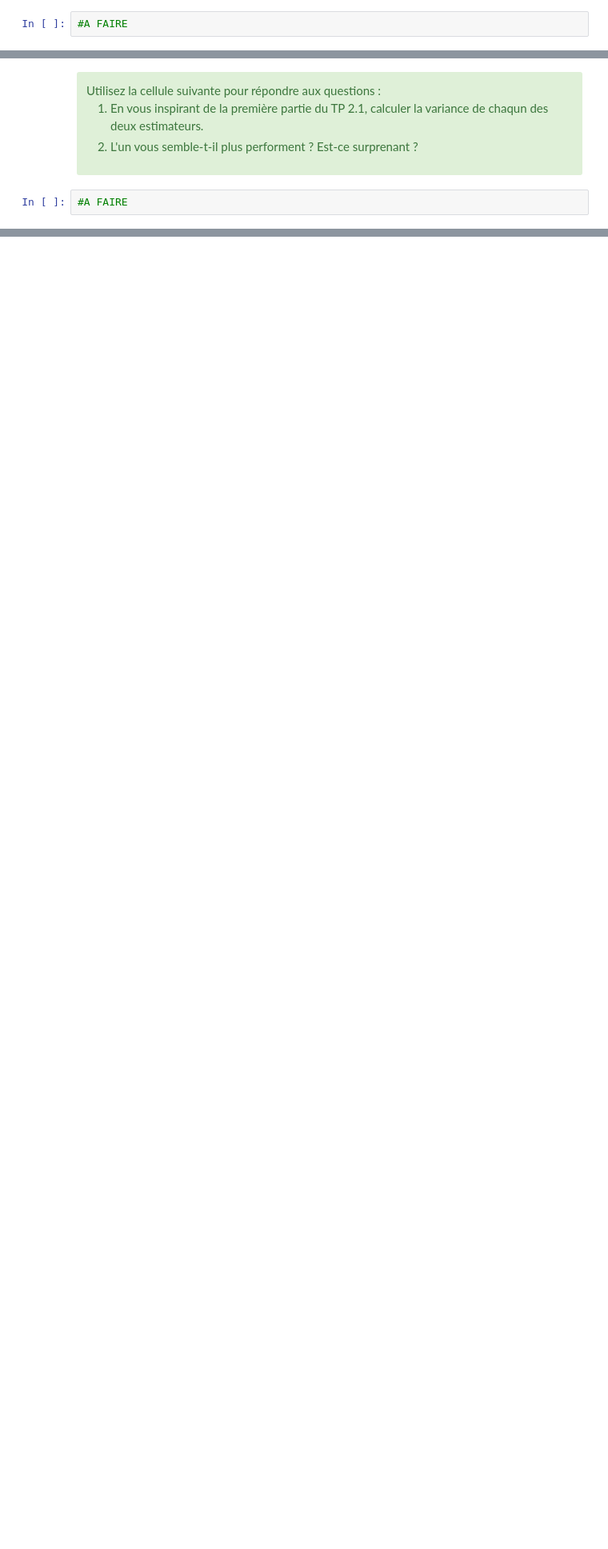
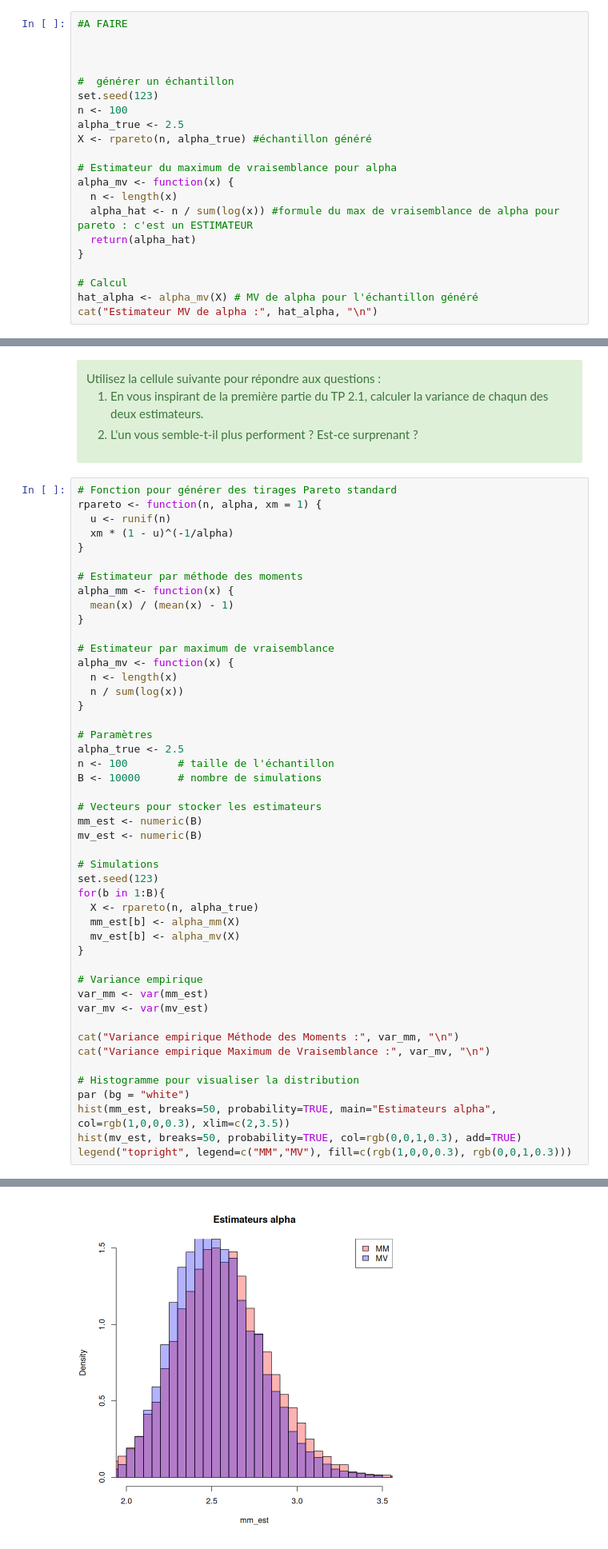
Before and after one commit to audrey1306/statistics, a Jupyter notebook: seance_09_09_25/TP2_2_estimation.ipynb, the cells around one changed output, grey strips where cells are left out. Shown: that part at 80% size. Drawn from its saved outputs; the diff is of its cells as text; blank space fills up the shorter version.

```diff
--- a/seance_09_09_25/TP2_2_estimation.ipynb
+++ b/seance_09_09_25/TP2_2_estimation.ipynb
@@ -52,3 +87,22 @@ Dans cette partie on souhaite comparer les estimateurs par la méthodes des mome
 </div>
 # %%
 #A FAIRE
+
+
+
+#  générer un échantillon
+set.seed(123)
+n <- 100
+alpha_true <- 2.5
+X <- rpareto(n, alpha_true) #échantillon généré
+
+# Estimateur du maximum de vraisemblance pour alpha
+alpha_mv <- function(x) {
+  n <- length(x)
+  alpha_hat <- n / sum(log(x)) #formule du max de vraisemblance de alpha pour pareto : c'est un ESTIMATEUR
+  return(alpha_hat)
+}
+
+# Calcul
+hat_alpha <- alpha_mv(X) # MV de alpha pour l'échantillon généré
+cat("Estimateur MV de alpha :", hat_alpha, "\n")
@@ -61,4 +117,50 @@ Dans cette partie on souhaite comparer les estimateurs par la méthodes des mome
     </ol>
 </div>
 # %%
-#A FAIRE
+# Fonction pour générer des tirages Pareto standard
+rpareto <- function(n, alpha, xm = 1) {
+  u <- runif(n)
+  xm * (1 - u)^(-1/alpha)
+}
+
+# Estimateur par méthode des moments
+alpha_mm <- function(x) {
+  mean(x) / (mean(x) - 1)
+}
+
+# Estimateur par maximum de vraisemblance
+alpha_mv <- function(x) {
+  n <- length(x)
+  n / sum(log(x))
+}
+
+# Paramètres
+alpha_true <- 2.5
+n <- 100        # taille de l'échantillon
+B <- 10000      # nombre de simulations
+
+# Vecteurs pour stocker les estimateurs
+mm_est <- numeric(B)
+mv_est <- numeric(B)
+
+# Simulations
+set.seed(123)
+for(b in 1:B){
+  X <- rpareto(n, alpha_true)
+  mm_est[b] <- alpha_mm(X)
+  mv_est[b] <- alpha_mv(X)
+}
+
+# Variance empirique
+var_mm <- var(mm_est)
+var_mv <- var(mv_est)
+
+cat("Variance empirique Méthode des Moments :", var_mm, "\n")
+cat("Variance empirique Maximum de Vraisemblance :", var_mv, "\n")
+
+# Histogramme pour visualiser la distribution
+par (bg = "white")
+hist(mm_est, breaks=50, probability=TRUE, main="Estimateurs alpha", col=rgb(1,0,0,0.3), xlim=c(2,3.5))
+hist(mv_est, breaks=50, probability=TRUE, col=rgb(0,0,1,0.3), add=TRUE)
+legend("topright", legend=c("MM","MV"), fill=c(rgb(1,0,0,0.3), rgb(0,0,1,0.3)))
+# %% [output]
@@ -64,0 +169 @@ Dans cette partie on souhaite comparer les estimateurs par la méthodes des mome
+[figure, added]
```
Also changed, not shown: parts of 6 cells of this notebook.
